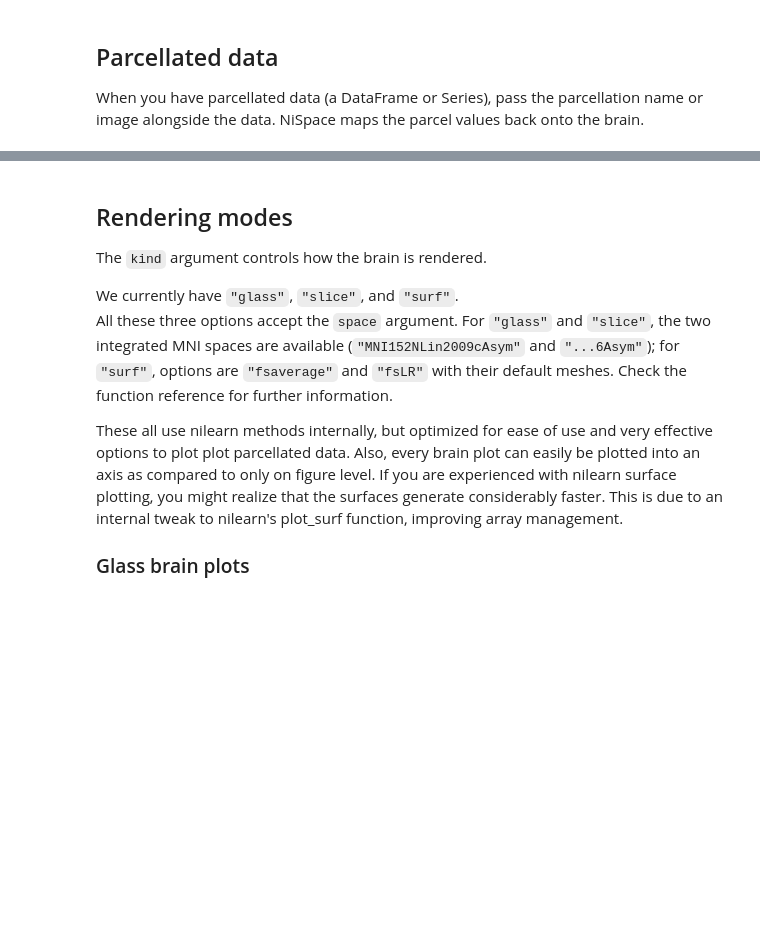
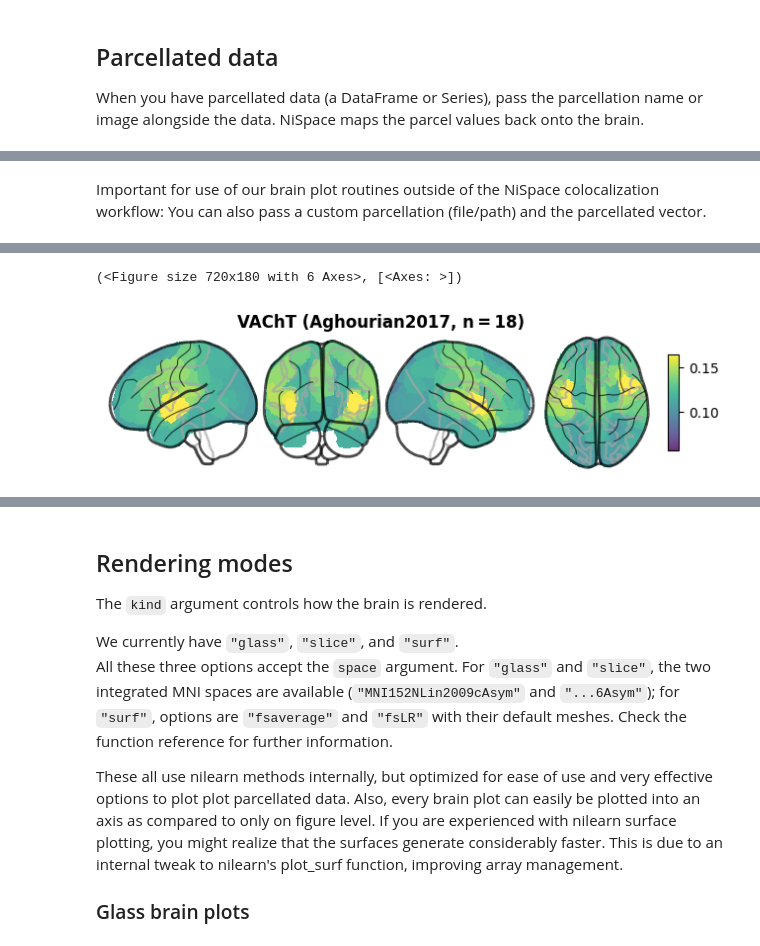
Before and after one commit to LeonDLotter/NiSpace, a Jupyter notebook: docs/nb_introduction/intro8_brainplot.ipynb, the cells around one changed output, grey strips where cells are left out. Saved outputs shown, nothing was run; the diff lists cells and outputs as text; code cells hidden in the pictures; blank space fills up the shorter version.

Commit message:
update brain plotting

```diff
--- a/docs/nb_introduction/intro8_brainplot.ipynb
+++ b/docs/nb_introduction/intro8_brainplot.ipynb
@@ -81,2 +81,15 @@ INFO | 22/05/26 14:48:04 | nispace.plotting: brainplot: kind='glass', img_mode='
 (<Figure size 2160x180 with 18 Axes>, [<Axes: >, <Axes: >, <Axes: >])
 [figure]
+# %% [markdown]
+Important for use of our brain plot routines outside of the NiSpace colocalization workflow: You can also pass a custom parcellation (file/path) and the parcellated vector.
+# %%
+# load a NiSpace parcellation nifti directly (so, brainplot will not know it's an internal one)
+parc_nifti = fetch_parcellation("Schaefer200").get_image("MNI152NLin2009cAsym")
+print("Parcellation nifti:", type(parc_nifti))
+
+# we already have the vector
+print("Parcellated vector:", type(vacht), vacht.shape)
+
+# plot
+brainplot(vacht, parcellation=parc_nifti)
+# %% [output]
@@ -82,0 +107,2 @@ INFO | 22/05/26 14:48:04 | nispace.plotting: brainplot: kind='glass', img_mode='
+(<Figure size 720x180 with 6 Axes>, [<Axes: >])
+[figure, added]
```
Also changed, not shown: parts of 16 cells of this notebook, 2 other files.
